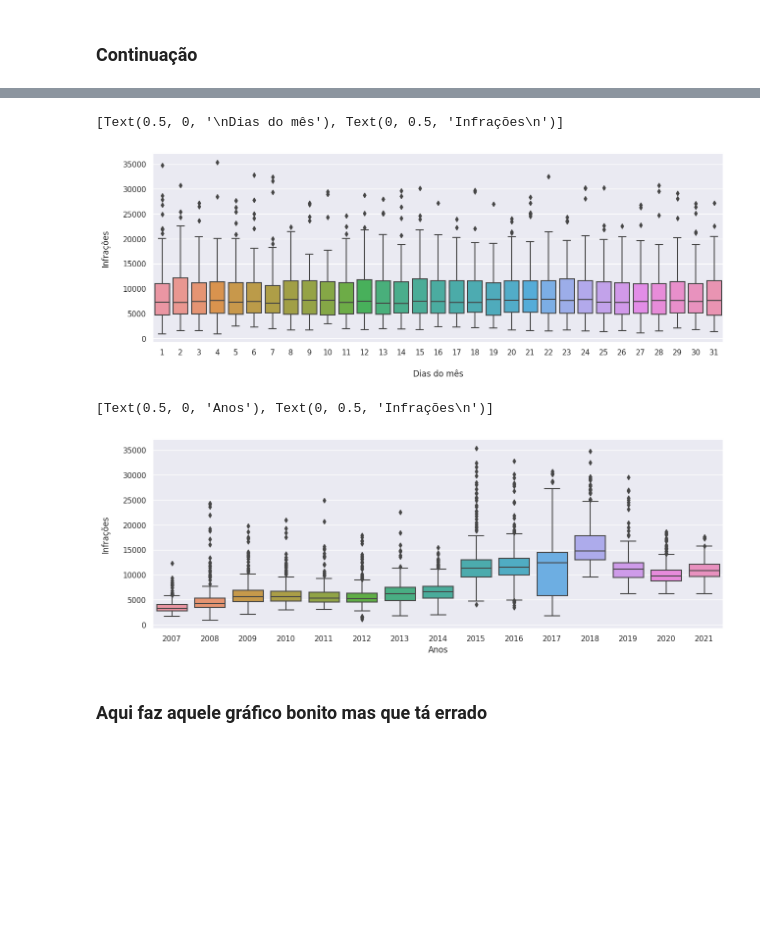
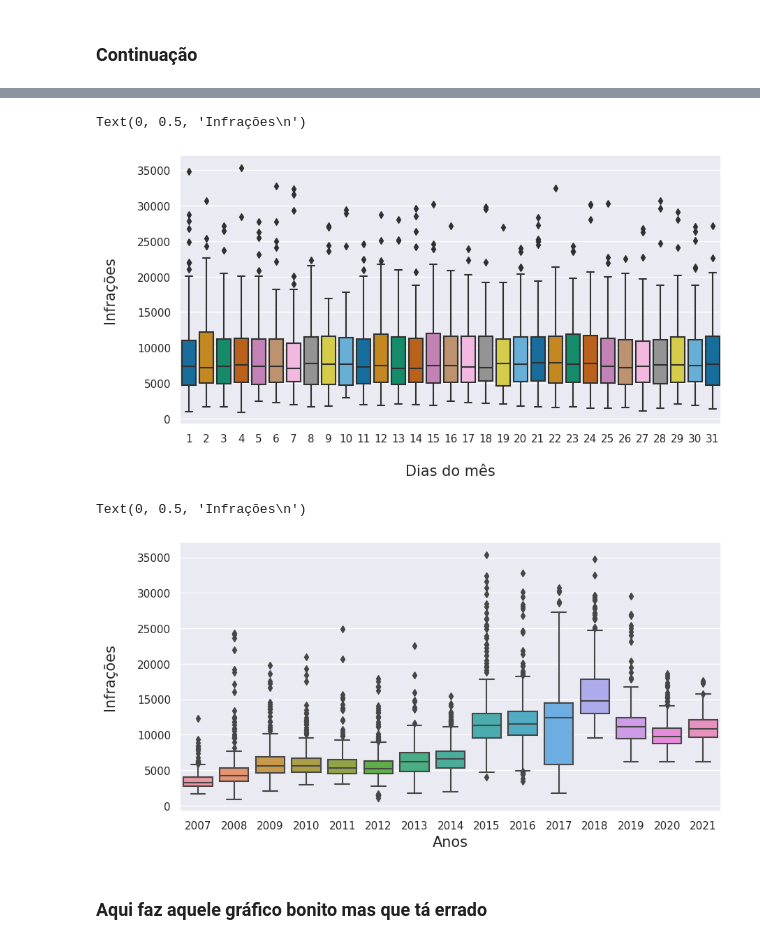
Before and after one commit to phobeiro/Trabalho-Seminarios-Bandoleros, a Jupyter notebook: stl.ipynb, the cells around one changed output, grey strips where cells are left out. Drawn from its saved outputs; the diff is of its cells as text; code cells hidden in the pictures; blank space fills up the shorter version.

```diff
--- a/stl.ipynb
+++ b/stl.ipynb
@@ -69,0 +82,6 @@ df.dat_infracao = pd.to_datetime(df['dat_infracao'])
+# %%
+#df = df.sort_values('dat_infracao', ascending=True)
+df['dia'] = df.dat_infracao.dt.weekday
+df['Mes'] = df.dat_infracao.dt.month
+df['Semana do ano'] = df.dat_infracao.dt.week
+df['Ano'] = df.dat_infracao.dt.year
@@ -70,11 +158,7 @@ df.dat_infracao = pd.to_datetime(df['dat_infracao'])
 # %%
 #%%script false --no-raise-error
 
-#df = df.sort_values('dat_infracao', ascending=True)
-df['dia'] = df.dat_infracao.dt.weekday
-df['Semana do ano'] = df.dat_infracao.dt.week
-
-df_dias = df.uf_infracao.groupby(by=[df.dia, df['Semana do ano']]).count().unstack()
+df_dias = df.infracoes.groupby(by=[df.dia, df['Semana do ano']]).sum().unstack()
 df_dias.reset_index(inplace = True)
 
 dias = {
@@ -100,14 +184,14 @@ sns.set(font_scale = 1)
 #sns.set_style('greygrid')
 sns.set(rc={'axes.facecolor':'white', 'grid.color':'#ededed', 'figure.facecolor':'white'})
 
-linha = 10
+fig = sns.lineplot(df_dias.drop(columns=[53]),marker='o', linestyle='', palette=paleta, dashes=False, alpha=.8, markersize = linha, linewidth=linha)
+#fig.set_xlabel('\n\nDias da semana', fontsize = fonte)
+fig.set_ylabel('Infrações\n', fontsize = fonte)
+fig.set_title('Infrações por dia da semana\npor semana do ano', fontsize = fonteTit)
 
-fig = sns.lineplot(df_dias.drop(columns=[53]),marker='o',legend='brief', linestyle='', dashes=False, alpha=0.9, markersize = linha, linewidth=linha)
-fig.set(xlabel = '\n\nDias da semana', ylabel='Infrações\n', title='Infrações por dia da semana\npor semana do ano')
-
-sns.lineplot(data=df_dias.drop(columns=[53]), dashes=False,  alpha=.2, legend=False, linewidth=linha, ax=fig)
+sns.lineplot(data=df_dias.drop(columns=[53]), dashes=False,  alpha=.15, legend=False,  palette=paleta, linewidth=linha, ax=fig)
 sns.move_legend(fig, "upper left", bbox_to_anchor=(1, 1))
 plt.show()
 
-del df_dias, df
+del df_dias
 # %% [output]
@@ -134,6 +260,7 @@ df_2['Semana'] = df_2.reset_index()['dat_infracao'].dt.week
 df_2['Ano'] = df_2.reset_index()['dat_infracao'].dt.year
 df_2['Dia_Semana']  = df_2.reset_index()['dat_infracao'].dt.weekday
 df_2['Dia']  = df_2.reset_index()['dat_infracao'].dt.day
+df_2['Mes']  = df_2.reset_index()['dat_infracao'].dt.month
 
 df_2.rename({'uf_infracao':'Infrações', 'Semana':'Semana'}, axis=1, inplace=True)
 # %% [markdown]
@@ -141,7 +299,10 @@ df_2.rename({'uf_infracao':'Infrações', 'Semana':'Semana'}, axis=1, inplace=Tr
 # %%
-sns.set(rc={'figure.figsize':(15,5)})
-sns.boxplot(
+sns.set(rc={'figure.figsize':(20,5)})
+fig = sns.boxplot(
     x= df_2.Semana,
     y= df_2['Infrações'],
-    ).set(xlabel='\nSemanas do ano', ylabel='Infrações\n')
+    palette=paleta,
+    )
+fig.set_xlabel('\nSemanas do ano', fontsize=fonte)
+fig.set_ylabel('Infrações\n', fontsize=fonte)
 # %% [output]
@@ -150,21 +311,26 @@ sns.boxplot(
 # %%
-sns.set(rc={'figure.figsize':(15,5)})
-sns.boxplot(
+sns.set(rc={'figure.figsize':(10,5)})
+fig = sns.boxplot(
     x= df_2.Dia,
-    y= df_2['Infrações']
-    ).set(xlabel='\nDias do mês', ylabel='Infrações\n')
+    y= df_2['Infrações'],
+    palette=paleta
+    )
+fig.set_xlabel('\nDias do mês', fontsize=fonte)
+fig.set_ylabel('Infrações\n', fontsize=fonte)
 # %% [output]
-[Text(0.5, 0, '\nDias do mês'), Text(0, 0.5, 'Infrações\n')]
+Text(0, 0.5, 'Infrações\n')
-[figure, old version]
+[figure, new version]
 # %%
-sns.set(rc={'figure.figsize':(15,5)})
-sns.boxplot(
+sns.set(rc={'figure.figsize':(10,5)})
+fig = sns.boxplot(
     x= df_2.Ano,
     y= df_2['Infrações']
-    ).set(xlabel='Anos', ylabel='Infrações\n')
+    )
+fig.set_xlabel('Anos', fontsize=fonte)
+fig.set_ylabel('Infrações\n', fontsize=fonte)
 # %% [output]
-[Text(0.5, 0, 'Anos'), Text(0, 0.5, 'Infrações\n')]
+Text(0, 0.5, 'Infrações\n')
-[figure, old version]
+[figure, new version]
 # %% [markdown]
 ### Aqui faz aquele gráfico bonito mas que tá errado
 # %%
```
Also changed, not shown: parts of 35 cells of this notebook.
